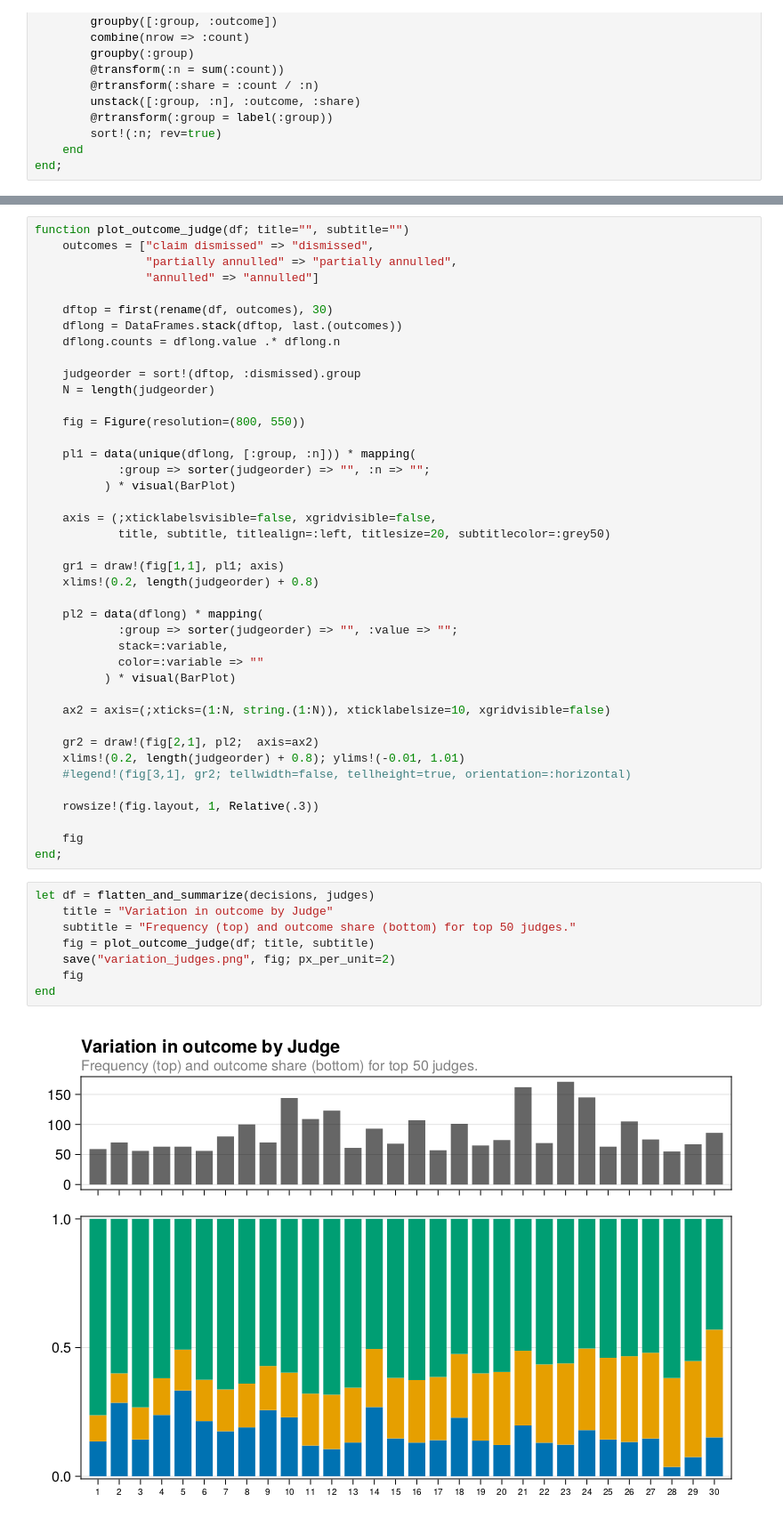
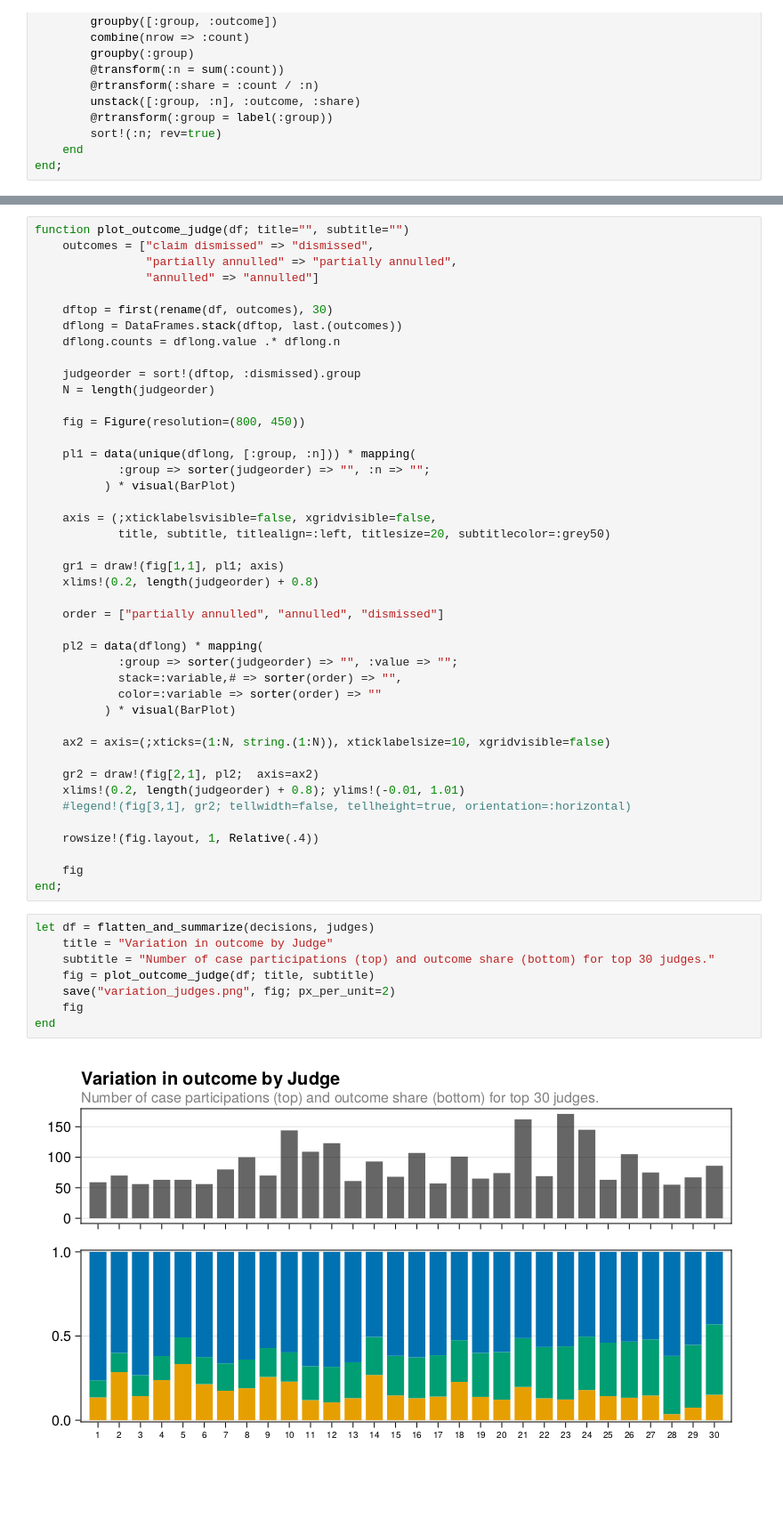
Before and after one commit to jfb-h/unified-judicial-decisions-analysis, a Jupyter notebook: scripts/final-results/descriptive-results.ipynb, the cells around one changed output, grey strips where cells are left out. Shown at 89% size. Drawn from its saved outputs; the diff is of its cells as text; blank space fills up the shorter version.

```diff
--- a/scripts/final-results/descriptive-results.ipynb
+++ b/scripts/final-results/descriptive-results.ipynb
@@ -36,7 +186,7 @@ function plot_outcome_judge(df; title="", subtitle="")
     judgeorder = sort!(dftop, :dismissed).group
     N = length(judgeorder)
 
-    fig = Figure(resolution=(800, 550))
+    fig = Figure(resolution=(800, 450))
 
     pl1 = data(unique(dflong, [:group, :n])) * mapping(
             :group => sorter(judgeorder) => "", :n => "";
@@ -48,10 +198,12 @@ function plot_outcome_judge(df; title="", subtitle="")
     gr1 = draw!(fig[1,1], pl1; axis)
     xlims!(0.2, length(judgeorder) + 0.8)
 
+    order = ["partially annulled", "annulled", "dismissed"]
+
     pl2 = data(dflong) * mapping(
             :group => sorter(judgeorder) => "", :value => "";
-            stack=:variable,
-            color=:variable => ""
+            stack=:variable,# => sorter(order) => "",
+            color=:variable => sorter(order) => ""
           ) * visual(BarPlot)
 
     ax2 = axis=(;xticks=(1:N, string.(1:N)), xticklabelsize=10, xgridvisible=false)
@@ -60,17 +212,17 @@ function plot_outcome_judge(df; title="", subtitle="")
     xlims!(0.2, length(judgeorder) + 0.8); ylims!(-0.01, 1.01)
     #legend!(fig[3,1], gr2; tellwidth=false, tellheight=true, orientation=:horizontal)
 
-    rowsize!(fig.layout, 1, Relative(.3))
+    rowsize!(fig.layout, 1, Relative(.4))
 
     fig
 end;
 # %%
 let df = flatten_and_summarize(decisions, judges)
     title = "Variation in outcome by Judge"
-    subtitle = "Frequency (top) and outcome share (bottom) for top 50 judges."
+    subtitle = "Number of case participations (top) and outcome share (bottom) for top 30 judges."
     fig = plot_outcome_judge(df; title, subtitle)
     save("variation_judges.png", fig; px_per_unit=2)
     fig
 end
 # %% [output]
-[figure, old version]
+[figure, new version]
```
Also changed, not shown: parts of 15 cells of this notebook, 14 other files.
